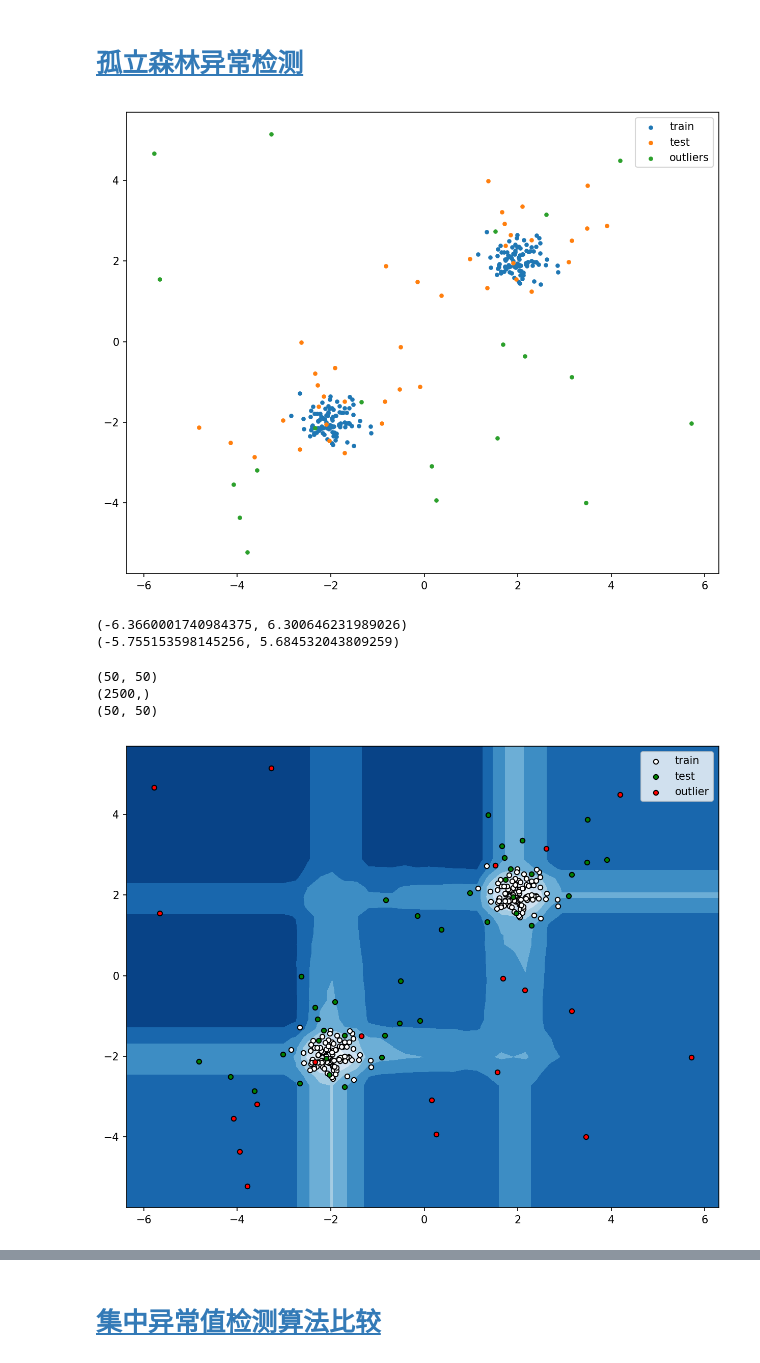
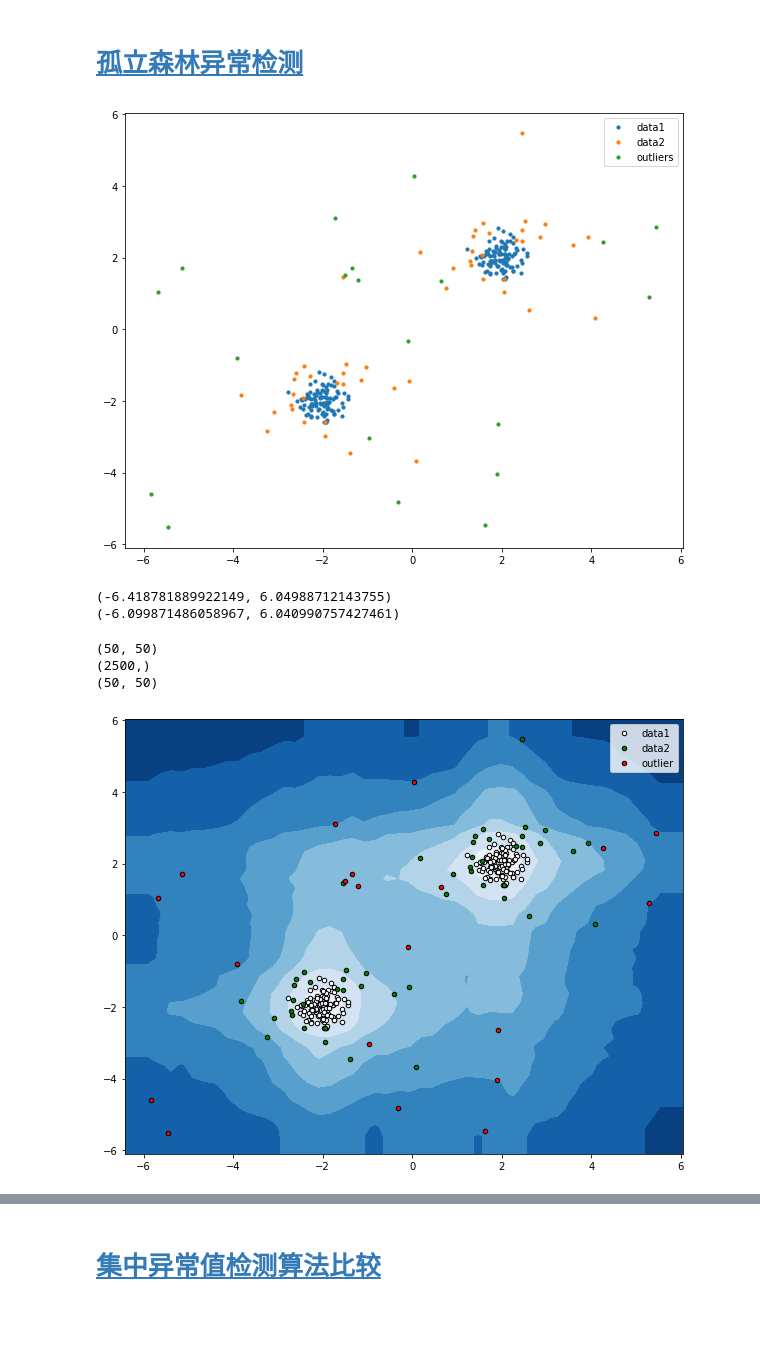
Before and after one commit to Parker-Lyu/ML_BY_Andrew, a Jupyter notebook: 异常检测系统.ipynb, the cells around one changed output, grey strips where cells are left out. Cells and saved outputs as stored; diff of their text form; code cells hidden in the pictures; blank space fills up the shorter version.

```diff
--- a/异常检测系统.ipynb
+++ b/异常检测系统.ipynb
@@ -114,13 +118,15 @@ rng = np.random.RandomState(42)
 # 生成数据
 X = 0.3 * rng.randn(100,2)
 X_train = np.r_[X+2, X-2]
-X = 0.3 * rng.randn(20,2).dot(np.array([[3,0],[0,3]]))
+X = 0.3 * rng.randn(25,2).dot(np.array([[3,0],[0,3]]))
 X_test = np.r_[X+2,X-2]
 X_outliers = rng.uniform(low=-6, high=6, size=(20,2))
-plt.figure(figsize=(10,8),dpi=150)
-plt.scatter(X_train[:,0], X_train[:,1], label='train',s=10)
-plt.scatter(X_test[:,0], X_test[:,1], label='test',s=10)
-plt.scatter(X_outliers[:,0], X_outliers[:,1], label='outliers',s=10)
+data = np.r_[X_train,X_test,X_outliers]
+
+plt.figure(figsize=(10,8))
+plt.scatter(data[:200][:,0], data[:200][:,1], label='data1',s=10)
+plt.scatter(data[200:250][:,0],data[200:250][:,1], label='data2',s=10)
+plt.scatter(data[250:][:,0], data[250:][:,1], label='outliers',s=10)
 xlim = plt.xlim()
 ylim = plt.ylim()
 plt.legend()
@@ -128,35 +134,36 @@ plt.show()
 print(xlim)
 print(ylim)
 # %% [output]
-[figure, old version]
+[figure, new version]
-(-6.3660001740984375, 6.300646231989026)
-(-5.755153598145256, 5.684532043809259)
+(-6.418781889922149, 6.04988712143755)
+(-6.099871486058967, 6.040990757427461)
 # %%
-clf = IsolationForest(max_samples=200, random_state=rng)
-clf.fit(X_train)
-y_pred_train = clf.predict(X_train)
-y_pred_test = clf.predict(X_test)
-y_pred_outliers = clf.predict(X_outliers)
+clf = IsolationForest(random_state=rng)
+clf.fit(data)
+# y_pred_train = clf.predict(X_train)
+# y_pred_test = clf.predict(X_test)
+# y_pred_outliers = clf.predict(X_outliers)
 
 xx,yy = np.meshgrid(np.linspace(xlim[0],xlim[1],50),np.linspace(ylim[0],ylim[1],50))
 print(xx.shape)
 Z = clf.decision_function(np.c_[xx.ravel(),yy.ravel()])
 print(Z.shape)
 Z = Z.reshape(xx.shape)
 print(Z.shape)
 
-plt.figure(figsize=(10,8),dpi=150)
-plt.contourf(xx, yy, Z, cmap=plt.cm.Blues_r,)
-b1 = plt.scatter(X_train[:, 0], X_train[:, 1], c='white',label='train',s=20,
+plt.figure(figsize=(10,8))
+forest = plt.contourf(xx, yy, Z, cmap=plt.cm.Blues_r,)
+b1 = plt.scatter(data[:200][:,0], data[:200][:,1], c='white',label='data1',s=20,
                  edgecolor='k')
-b2 = plt.scatter(X_test[:, 0], X_test[:, 1], c='green',label='test',
+b2 = plt.scatter(data[200:250][:,0], data[200:250][:,1], c='green',label='data2',
                  s=20, edgecolor='k')
-c = plt.scatter(X_outliers[:, 0], X_outliers[:, 1], c='red',label='outlier',
+c = plt.scatter(data[250:][:,0], data[250:][:,1], c='red',label='outlier',
                 s=20, edgecolor='k')
+forest
 plt.legend()
 plt.show()
 # %% [output]
 (50, 50)
 (2500,)
 (50, 50)
-[figure, old version]
+[figure, new version]
```
Also changed, not shown: parts of 3 cells of this notebook, 2 other files.
